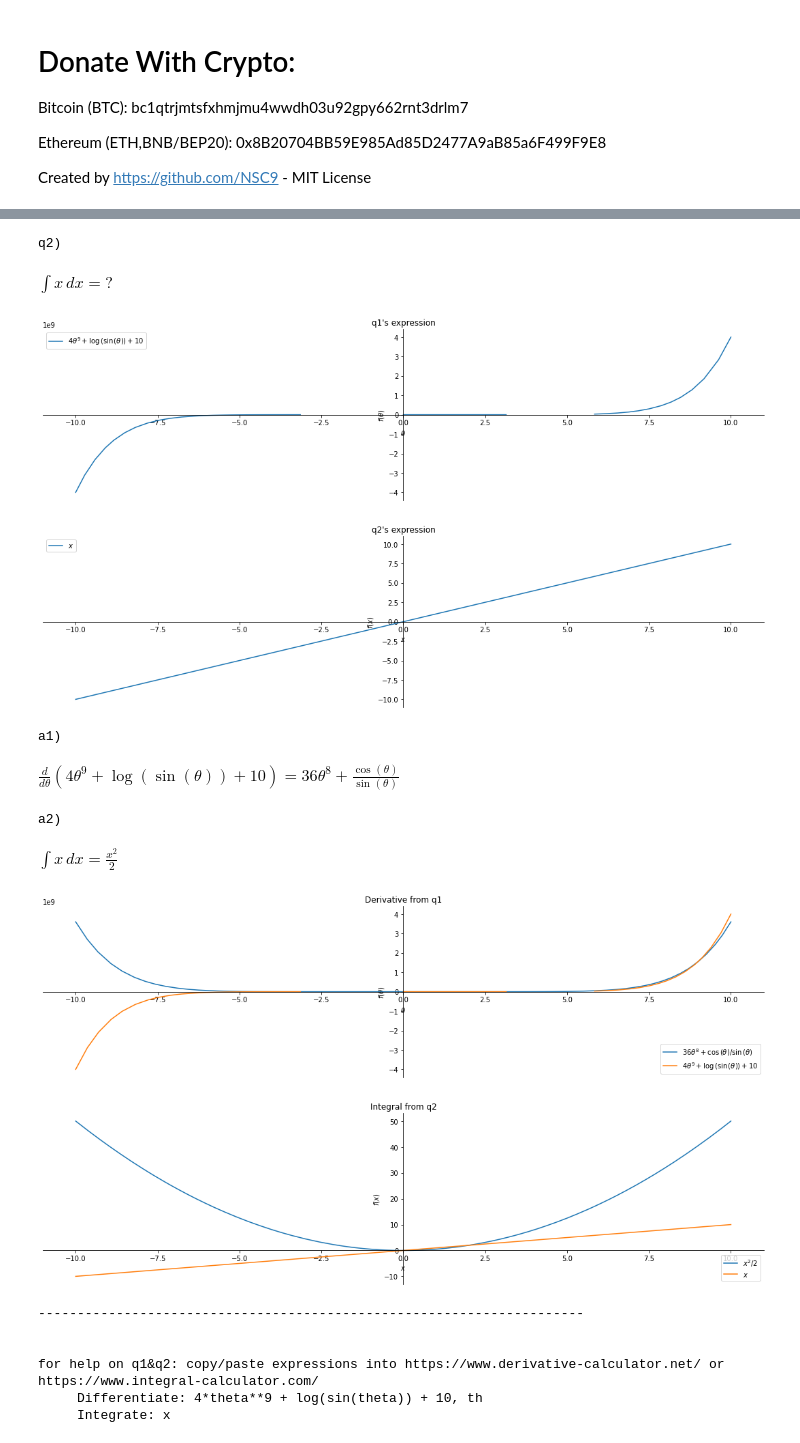
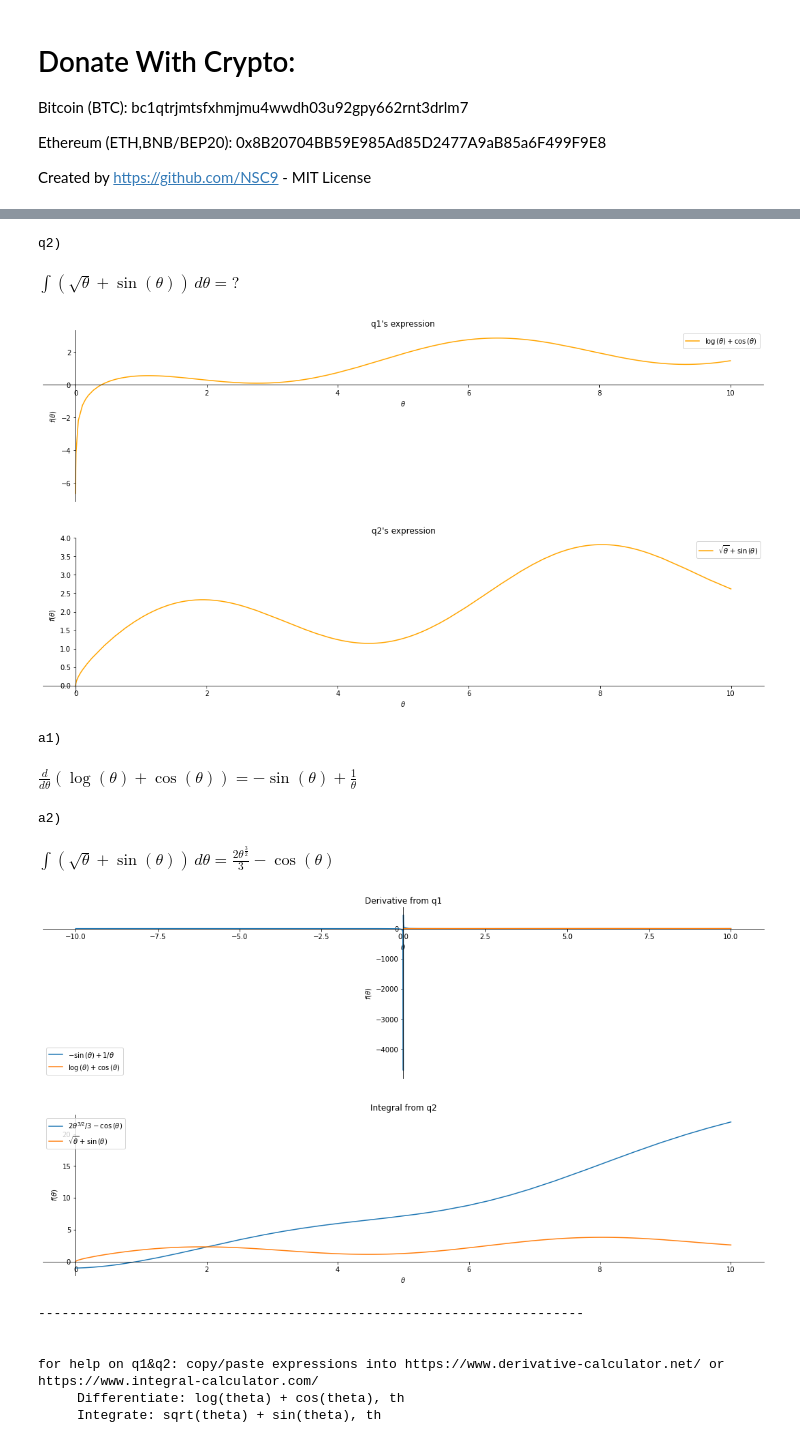
Before and after one commit to NSC9/Sample_of_Work, a Jupyter notebook: mathematics.ipynb, the cells around one changed output, grey strips where cells are left out. Cells and saved outputs as stored; diff of their text form; code cells hidden in the pictures.

```diff
--- a/mathematics.ipynb
+++ b/mathematics.ipynb
@@ -145,11 +145,12 @@ questionmark = Symbol('?')
 addsymbol = Symbol('+')
 s1 = 15
 s2 = 4
+questionbank = [""]
 def question():
     eqn = Eq(nsimplify(output1.lhs),questionmark)
     eqn2 = Eq(nsimplify(output2.lhs),questionmark)
-    p = plot(setup1,title="q1's expression",size = (s1,s2),show=False,legend=True)
-    p2 = plot(setup2,title="q2's expression",size=(s1,s2),show=False,legend=True)
+    p = plot(setup1,title="q1's expression",size = (s1,s2),show=False,legend=True,line_color = 'orange')
+    p2 = plot(setup2,title="q2's expression",size=(s1,s2),show=False,legend=True,line_color = 'orange')
     #eqn3 = Eq(nsimplify(output3.lhs),questionmark)
     return print("q1)"),display(eqn),print("q2)"),display(eqn2),p.show(),p2.show()
 def answer():
@@ -199,16 +200,16 @@ $\displaystyle \frac{d}{d \theta} \left(4 \theta^{9} + \log{\left(\sin{\left(\th
 q2)
-$\displaystyle \int x\, dx = ?$
+$\displaystyle \int \left(\sqrt{\theta} + \sin{\left(\theta \right)}\right)\, d\theta = ?$
-[figure, old version]
+[figure, new version]
-[figure, old version]
+[figure, new version]
 a1)
-$\displaystyle \frac{d}{d \theta} \left(4 \theta^{9} + \log{\left(\sin{\left(\theta \right)} \right)} + 10\right) = 36 \theta^{8} + \frac{\cos{\left(\theta \right)}}{\sin{\left(\theta \right)}}$
+$\displaystyle \frac{d}{d \theta} \left(\log{\left(\theta \right)} + \cos{\left(\theta \right)}\right) = - \sin{\left(\theta \right)} + \frac{1}{\theta}$
 a2)
-$\displaystyle \int x\, dx = \frac{x^{2}}{2}$
+$\displaystyle \int \left(\sqrt{\theta} + \sin{\left(\theta \right)}\right)\, d\theta = \frac{2 \theta^{\frac{3}{2}}}{3} - \cos{\left(\theta \right)}$
-[figure, old version]
+[figure, new version]
-[figure, old version]
+[figure, new version]
 ----------------------------------------------------------------------
 
 
 for help on q1&q2: copy/paste expressions into https://www.derivative-calculator.net/ or https://www.integral-calculator.com/
-     Differentiate: 4*theta**9 + log(sin(theta)) + 10, th
-     Integrate: x
+     Differentiate: log(theta) + cos(theta), th
+     Integrate: sqrt(theta) + sin(theta), th
```
Also changed, not shown: parts of 1 cell of this notebook.
